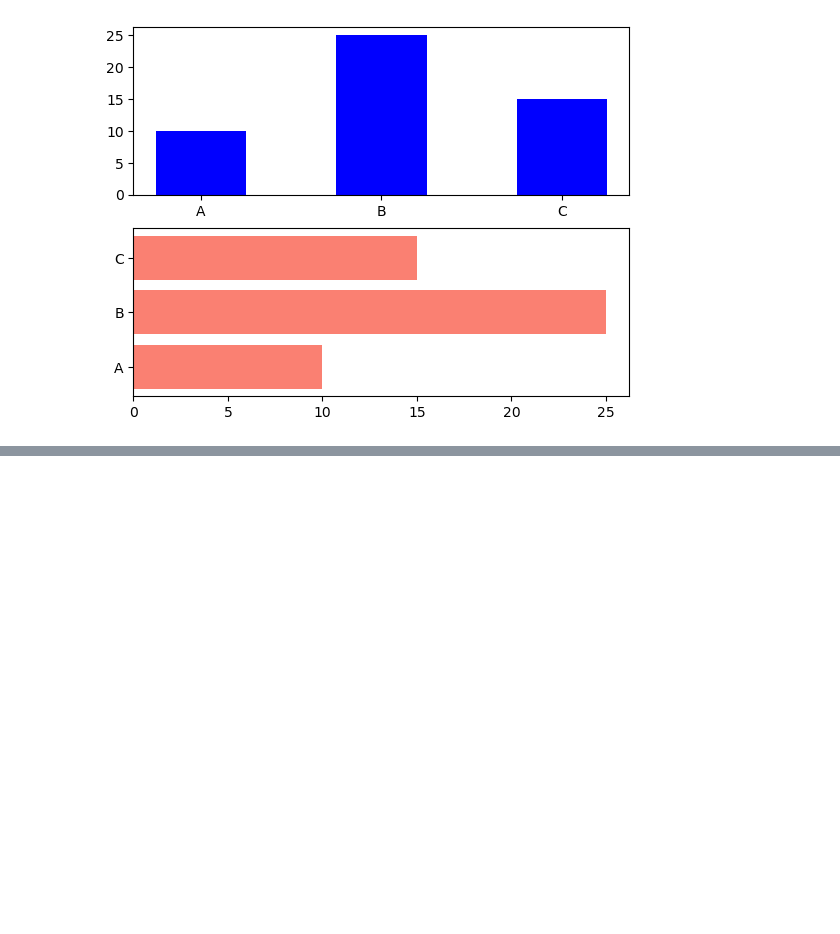
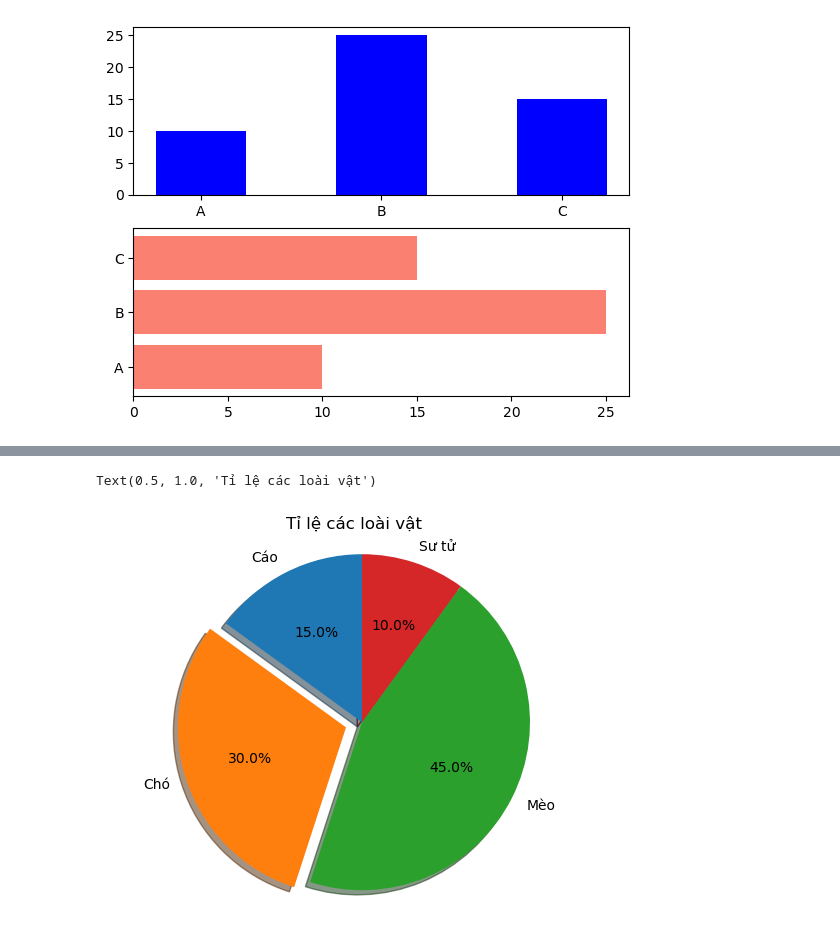
Before and after one commit to lamtd1/note, a Jupyter notebook: matplotlib.ipynb, the cells around one changed output, grey strips where cells are left out. Cells and saved outputs as stored; diff of their text form; code cells hidden in the pictures; blank space fills up the shorter version.

```diff
--- a/matplotlib.ipynb
+++ b/matplotlib.ipynb
@@ -69,0 +87,17 @@ plt.show()
+# %%
+sizes = [15, 30, 45, 10]
+labels = ['Cáo', 'Chó', 'Mèo', 'Sư tử']
+explode = (0, 0.1, 0, 0) # Tách "Chó" ra khỏi hình tròn
+fig, ax = plt.subplots()
+ax.pie(sizes,
+       explode=explode,
+       labels=labels,
+       autopct='%1.1f%%',   # Hiển thị % với 1 chữ số thập phân
+       shadow=True,
+       startangle=90)      # Góc bắt đầu
+
+ax.axis('equal')  # Đảm bảo biểu đồ là hình tròn
+ax.set_title('Tỉ lệ các loài vật')
+# %% [output]
+Text(0.5, 1.0, 'Tỉ lệ các loài vật')
+[figure, added]
```
Also changed, not shown: parts of 6 cells of this notebook.
